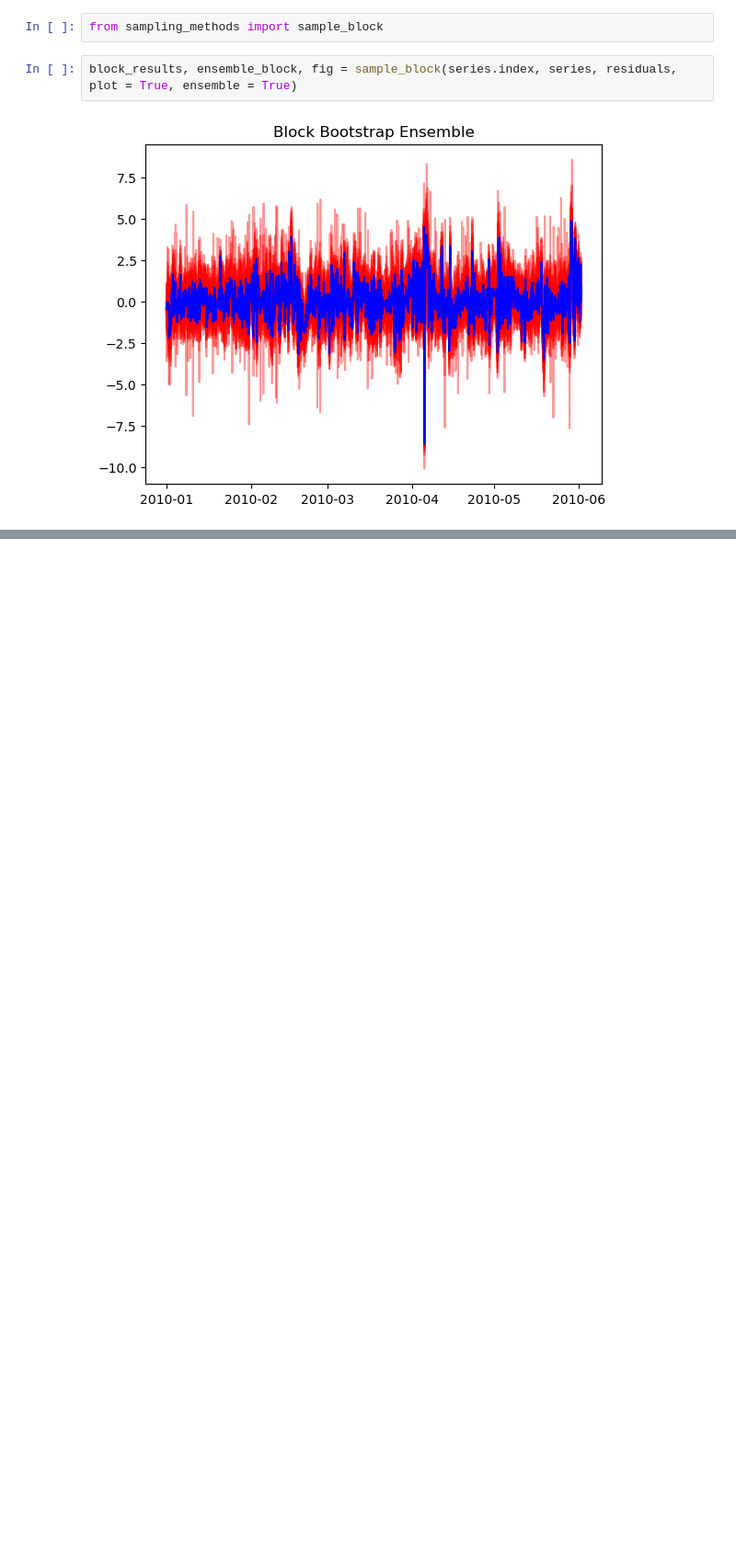
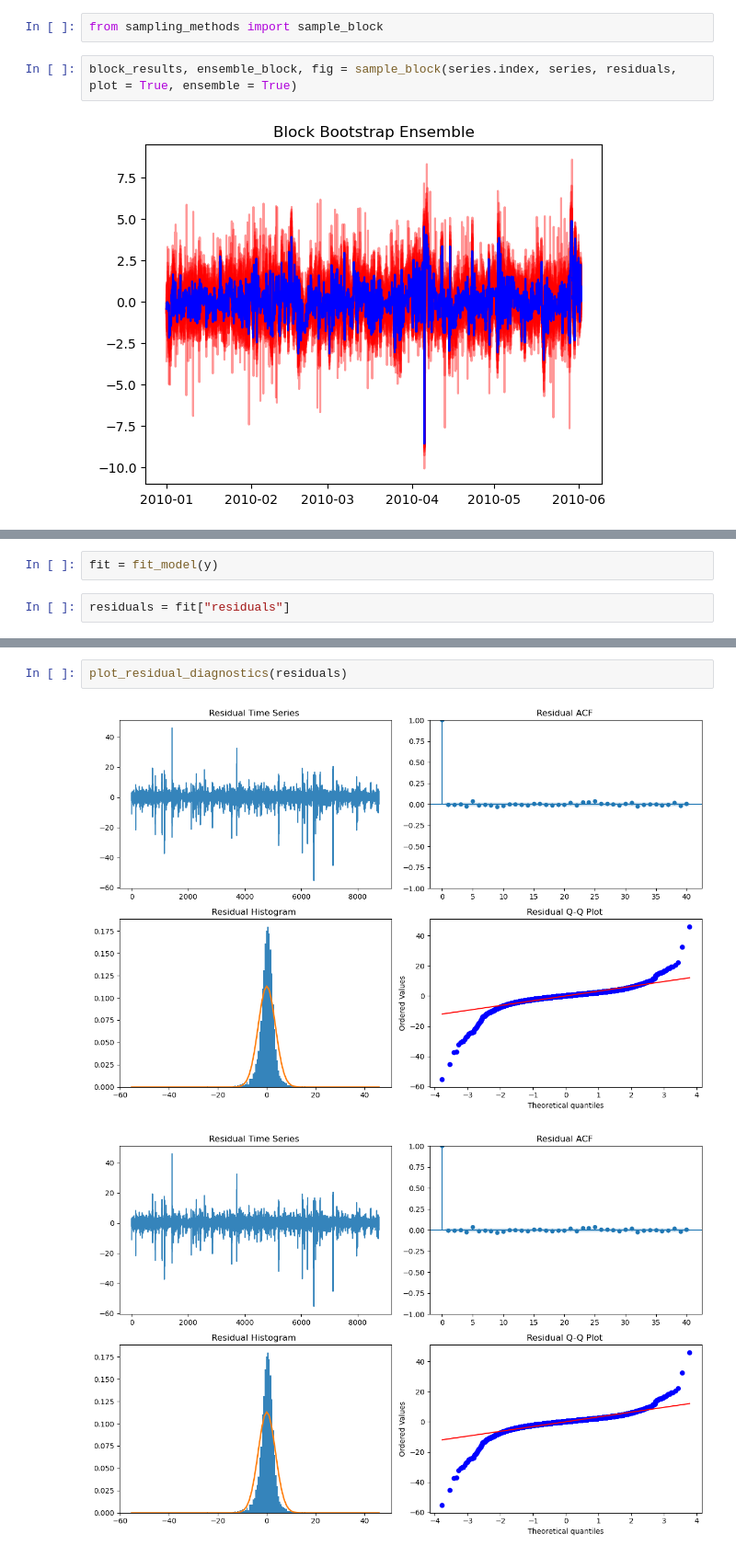
Before and after one commit to kylermurphy/ml_fw, a Jupyter notebook: notebooks/Space_Weather_Workbook.ipynb, the cells around one changed output, grey strips where cells are left out. Shown at 92% size. Saved outputs shown, nothing was run; the diff lists cells and outputs as text; blank space fills up the shorter version.

```diff
--- a/notebooks/Space_Weather_Workbook.ipynb
+++ b/notebooks/Space_Weather_Workbook.ipynb
@@ -1544,0 +1584,4 @@ block_results, ensemble_block, fig = sample_block(series.index, series, residual
+# %%
+fit = fit_model(y)
+# %%
+residuals = fit["residuals"]
@@ -1544,0 +1604,5 @@ block_results, ensemble_block, fig = sample_block(series.index, series, residual
+# %%
+plot_residual_diagnostics(residuals)
+# %% [output]
+[figure, added]
+[figure, added]
```
Also changed, not shown: parts of 12 cells of this notebook, 4 other files.
